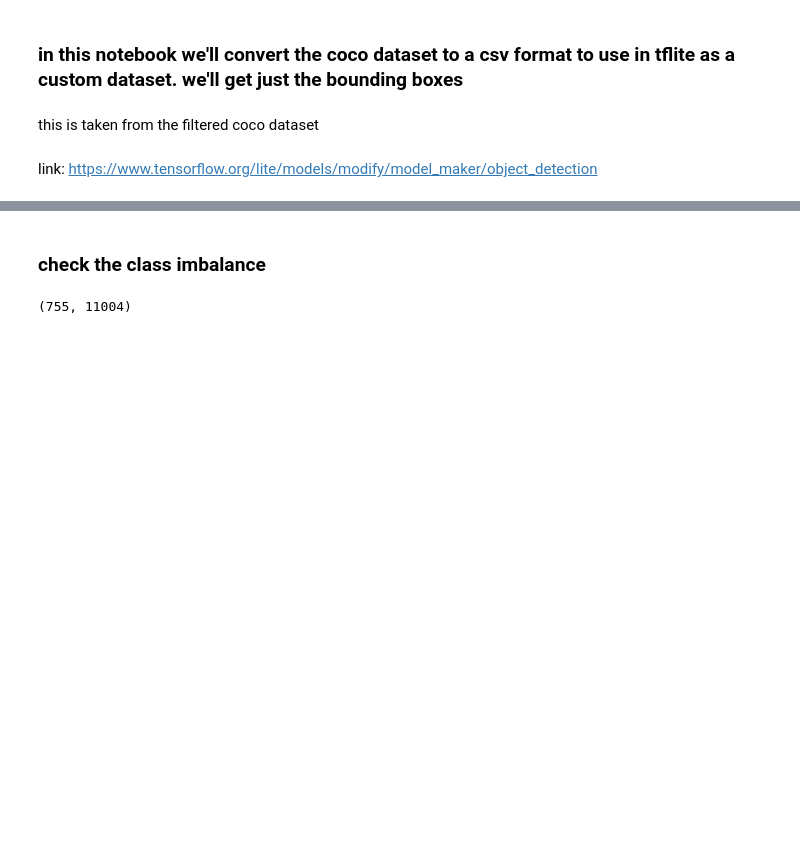
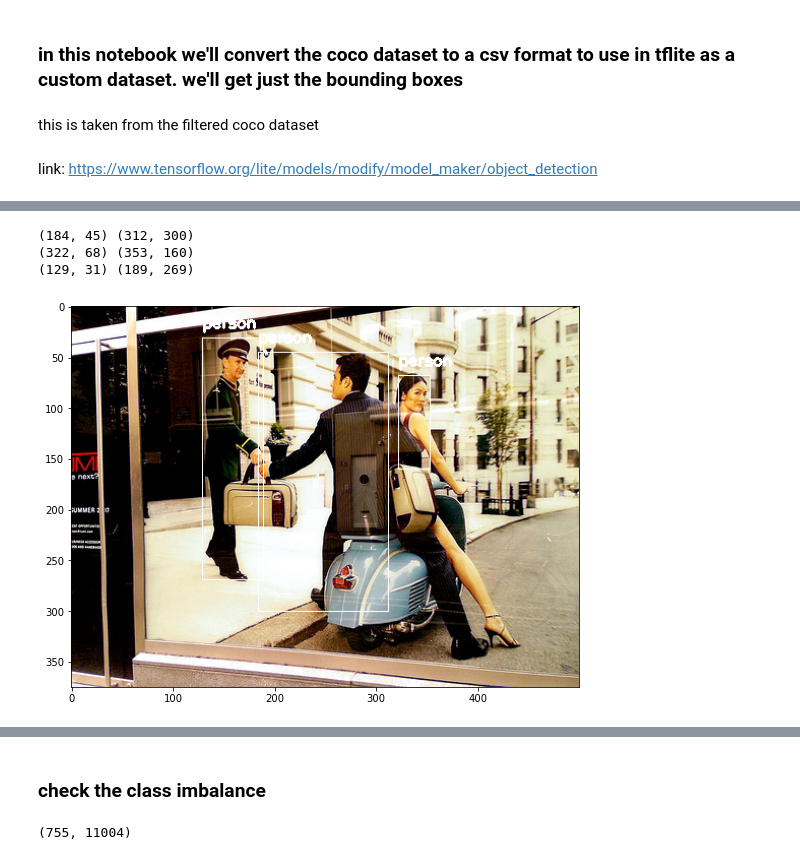
Before and after one commit to atmosinf/ml_misc, a Jupyter notebook: tflite/object_detection/my_custom_dataset/coco_2_csv.ipynb, the cells around one changed output, grey strips where cells are left out. Saved outputs shown, nothing was run; the diff lists cells and outputs as text; code cells hidden in the pictures; blank space fills up the shorter version.

```diff
--- a/tflite/object_detection/my_custom_dataset/coco_2_csv.ipynb
+++ b/tflite/object_detection/my_custom_dataset/coco_2_csv.ipynb
@@ -86,0 +116,7 @@ samp
+# %%
+viz_coco(292456)
+# %% [output]
+(184, 45) (312, 300)
+(322, 68) (353, 160)
+(129, 31) (189, 269)
+[figure, added]
```
Also changed, not shown: parts of 22 cells of this notebook.
